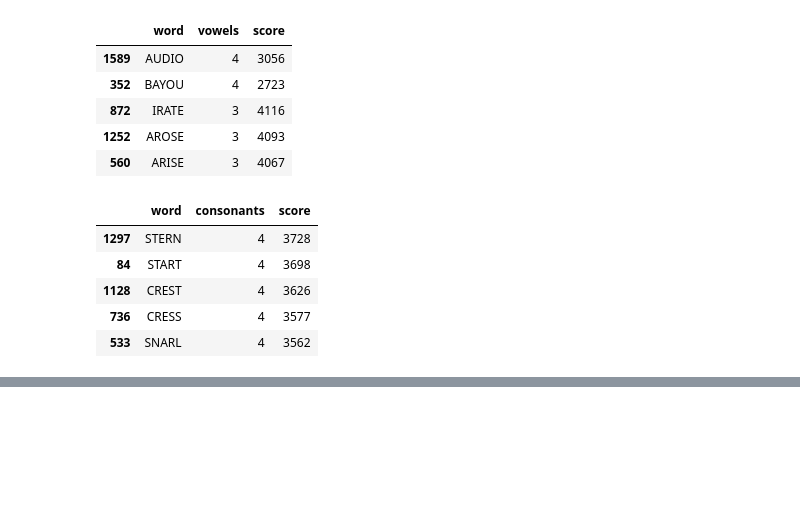
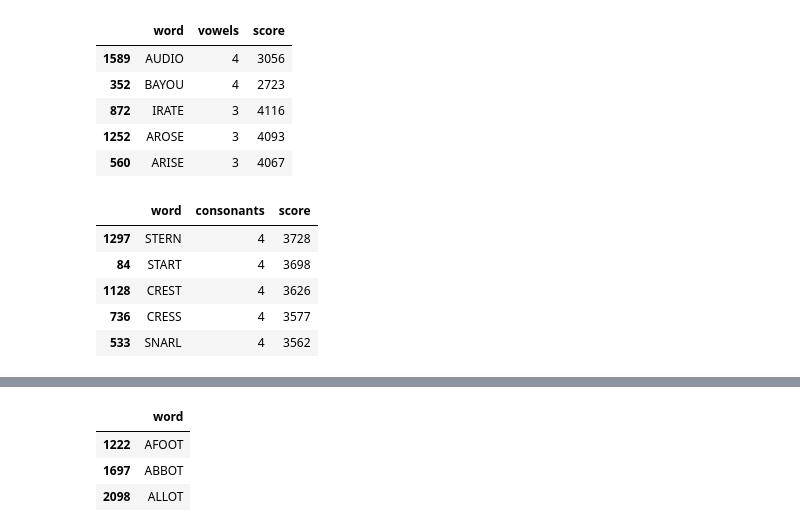
Before and after one commit to dchosnek/wordle-analysis, a Jupyter notebook: wordle_first_word.ipynb, the cells around one changed output, grey strips where cells are left out. Drawn from its saved outputs; the diff is of its cells as text; code cells hidden in the pictures; blank space fills up the shorter version.

Commit message:
added cheat methods

```diff
--- a/wordle_first_word.ipynb
+++ b/wordle_first_word.ipynb
@@ -261,0 +256,38 @@ df_copy
+# %%
+# words must include ALL of the following letters - specify empty string if needed
+include_letters = 'AOT'
+
+# words cannot include ANY of the following letters - specify empty string if needed
+exclude_letters = 'NCID'
+
+# words must have specified letter in the specified position - specify { } if needed
+known_letters = {
+    '1': 'A',
+    '4': 'O'
+}
+
+# make a copy of only the 'word' column for the entire dataset
+df_cheat = df['word'].copy().to_frame()
+
+# if there are letters to exclude, create a regex of those letters and exclude them with ~
+if len(exclude_letters):
+    pattern = F"[{exclude_letters}]"
+    df_cheat = df_cheat[~df_cheat['word'].str.contains(pattern)]
+
+# save only words that contain each letter in include_letters
+for letter in include_letters:
+    df_cheat = df_cheat[df_cheat['word'].str.contains(letter)]
+
+# save only words that have the specified letter in the specified position
+for k,v in known_letters.items():
+    # the user will specify a 1-based position, so convert to zero-based
+    start = int(k) - 1
+    # we have to specify a starting position in the case where letters appear more than once
+    df_cheat = df_cheat[df_cheat['word'].str.find(v,start)==start]
+
+df_cheat
+# %% [output]
+|  | word |
+| 1222 | AFOOT |
+| 1697 | ABBOT |
+| 2098 | ALLOT |
```
Also changed, not shown: parts of 3 cells of this notebook.
